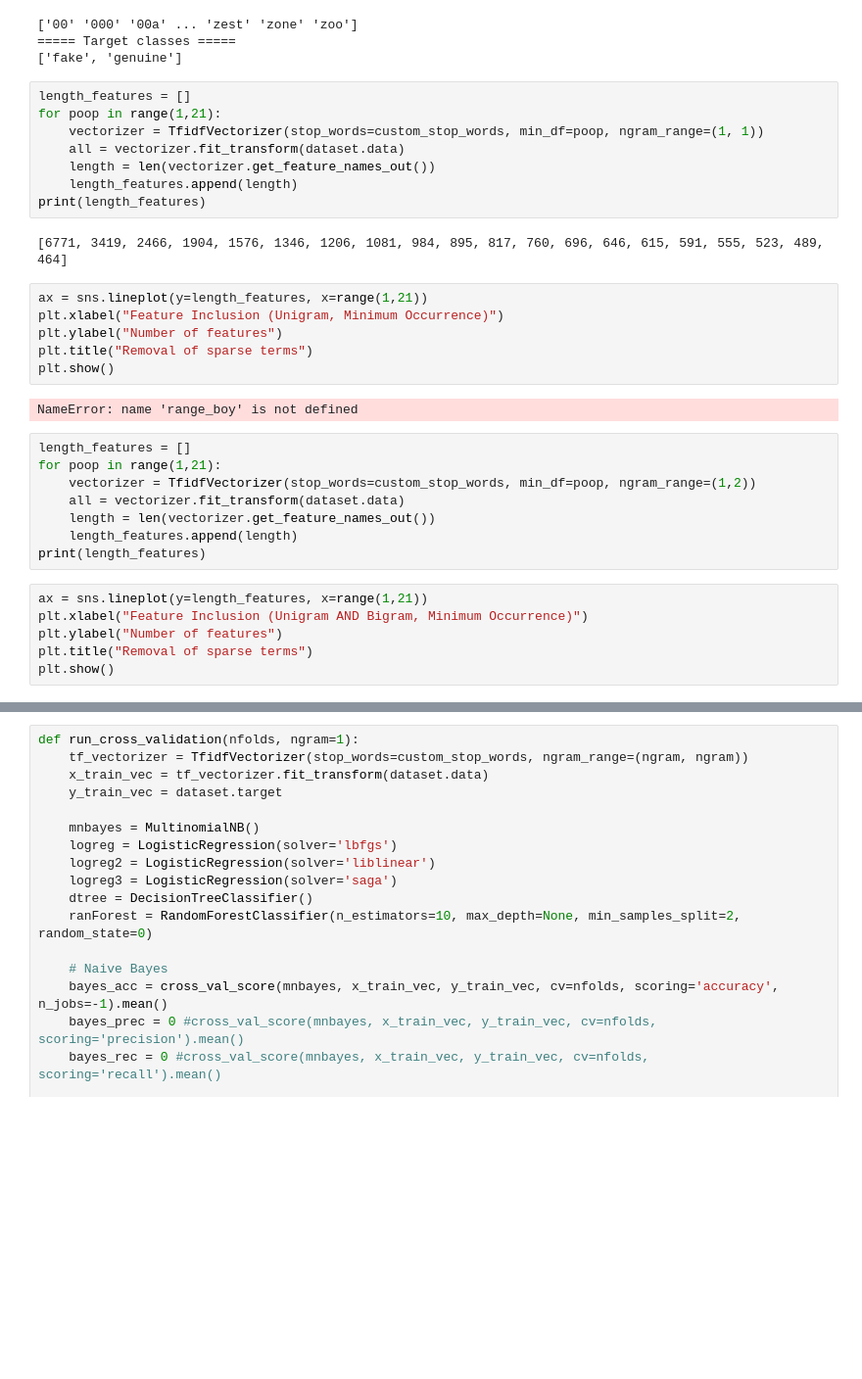
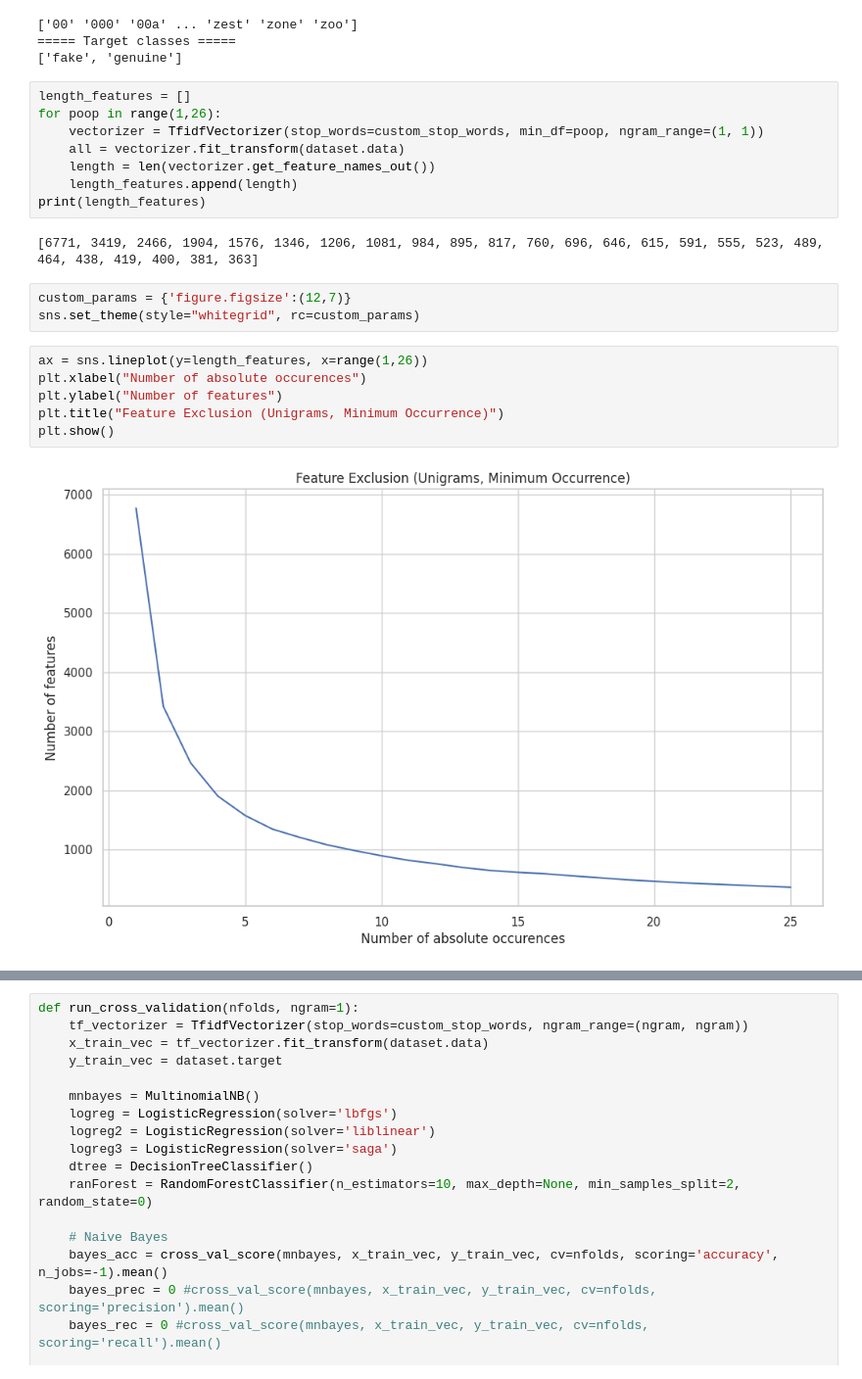
Before and after one commit to gusluchetti/uu-ai-data-mining, a Jupyter notebook: pa2/Practical Assignment 2.ipynb, the cells around one changed output, grey strips where cells are left out. Shown at 98% size. Drawn from its saved outputs; the diff is of its cells as text; blank space fills up the shorter version.

```diff
--- a/pa2/Practical Assignment 2.ipynb
+++ b/pa2/Practical Assignment 2.ipynb
@@ -43,35 +51,24 @@ print(dataset.target_names)
 ['00' '000' '00a' ... 'zest' 'zone' 'zoo']
 ===== Target classes =====
 ['fake', 'genuine']
-# %%
-length_features = []
-for poop in range(1,21):
-    vectorizer = TfidfVectorizer(stop_words=custom_stop_words, min_df=poop, ngram_range=(1, 1))
-    all = vectorizer.fit_transform(dataset.data)
-    length = len(vectorizer.get_feature_names_out())
-    length_features.append(length)
-print(length_features)
-# %% [output]
-[6771, 3419, 2466, 1904, 1576, 1346, 1206, 1081, 984, 895, 817, 760, 696, 646, 615, 591, 555, 523, 489, 464]
-# %%
-ax = sns.lineplot(y=length_features, x=range(1,21))
-plt.xlabel("Feature Inclusion (Unigram, Minimum Occurrence)")
-plt.ylabel("Number of features")
-plt.title("Removal of sparse terms")
-plt.show()
-# %% [output]
-NameError: name 'range_boy' is not defined
-# %%
-length_features = []
-for poop in range(1,21):
-    vectorizer = TfidfVectorizer(stop_words=custom_stop_words, min_df=poop, ngram_range=(1,2))
-    all = vectorizer.fit_transform(dataset.data)
-    length = len(vectorizer.get_feature_names_out())
-    length_features.append(length)
-print(length_features)
-# %%
-ax = sns.lineplot(y=length_features, x=range(1,21))
-plt.xlabel("Feature Inclusion (Unigram AND Bigram, Minimum Occurrence)")
-plt.ylabel("Number of features")
-plt.title("Removal of sparse terms")
-plt.show()
+# %%
+length_features = []
+for poop in range(1,26):
+    vectorizer = TfidfVectorizer(stop_words=custom_stop_words, min_df=poop, ngram_range=(1, 1))
+    all = vectorizer.fit_transform(dataset.data)
+    length = len(vectorizer.get_feature_names_out())
+    length_features.append(length)
+print(length_features)
+# %% [output]
+[6771, 3419, 2466, 1904, 1576, 1346, 1206, 1081, 984, 895, 817, 760, 696, 646, 615, 591, 555, 523, 489, 464, 438, 419, 400, 381, 363]
+# %%
+custom_params = {'figure.figsize':(12,7)}
+sns.set_theme(style="whitegrid", rc=custom_params)
+# %%
+ax = sns.lineplot(y=length_features, x=range(1,26))
+plt.xlabel("Number of absolute occurences")
+plt.ylabel("Number of features")
+plt.title("Feature Exclusion (Unigrams, Minimum Occurrence)")
+plt.show()
+# %% [output]
+[figure, added]
```
Also changed, not shown: parts of 15 cells of this notebook.
